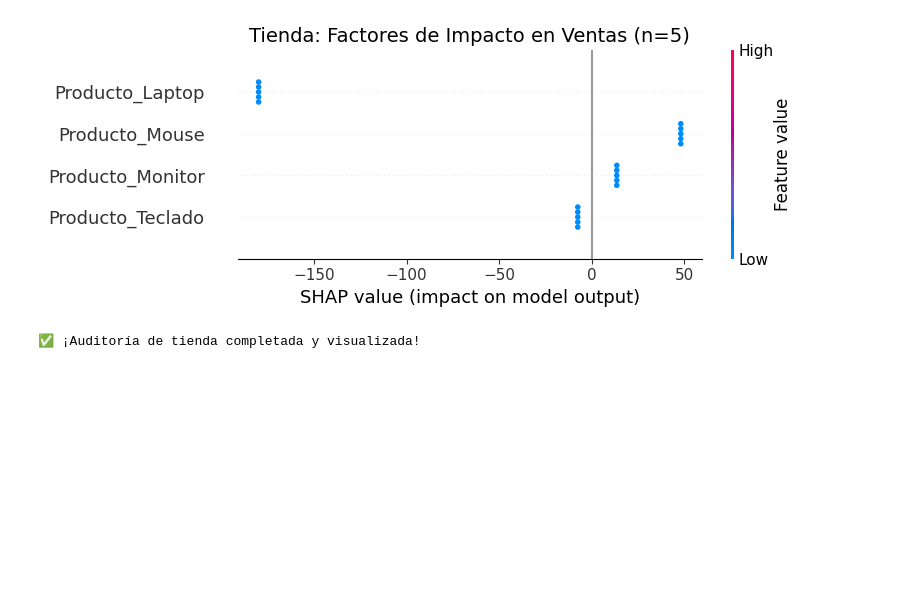
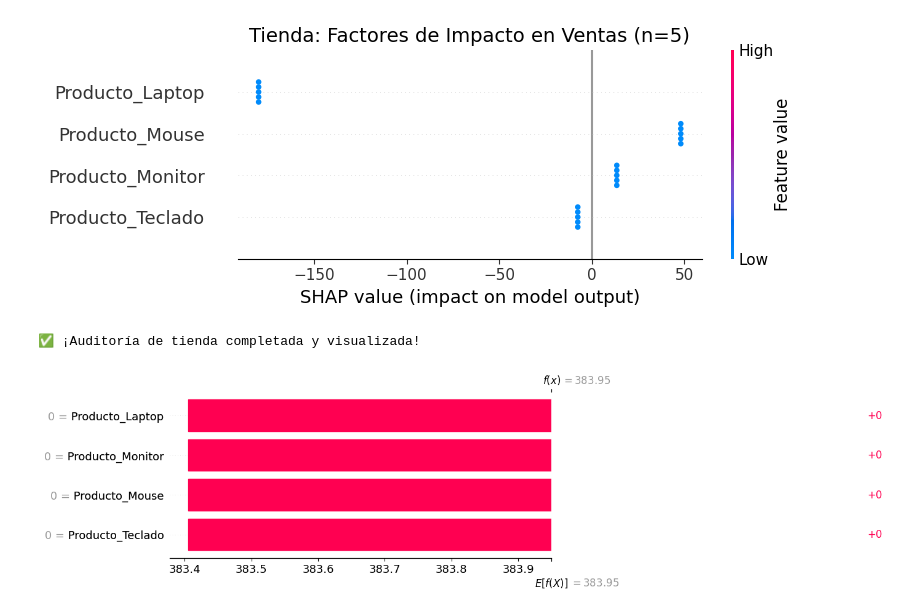
Before and after one commit to chema74/IA_Especialista, a Jupyter notebook: notebooks/datos/tienda/S4_tienda_interpretacion.ipynb, the cells around one changed output. Saved outputs shown, nothing was run; the diff lists cells and outputs as text; code cells hidden in the pictures; blank space fills up the shorter version.

```diff
--- a/notebooks/datos/tienda/S4_tienda_interpretacion.ipynb
+++ b/notebooks/datos/tienda/S4_tienda_interpretacion.ipynb
@@ -54,3 +54,24 @@ if 'df_tienda' in locals():
 ⏳ Generando impacto SHAP para 5 registros de ventas...
 [figure]
 ✅ ¡Auditoría de tienda completada y visualizada!
+# %%
+import shap
+import matplotlib.pyplot as plt
+
+# 1. CREAR EL EXPLAINER MODERNO
+# [Especialista]: Usamos el objeto directo para generar la estructura 'Explanation'
+explainer_expl = shap.Explainer(modelo_tienda, X_tienda)
+
+# 2. GENERAR LAS EXPLICACIONES (Esto puede tardar unos segundos)
+# Calculamos la 'cascada' para nuestra muestra
+exp = explainer_expl(X_tienda)
+
+# 3. VISUALIZACIÓN DE LA PRIMERA VENTA (Índice 0)
+plt.figure(figsize=(10, 6))
+
+# El waterfall plot nos dice cómo pasamos del valor base E[f(X)] al resultado final f(x)
+shap.plots.waterfall(exp[4], max_display=10)
+
+plt.show()
+# %% [output]
+[figure, added]
```
Also changed, not shown: parts of 1 cell of this notebook, 1 other file.
